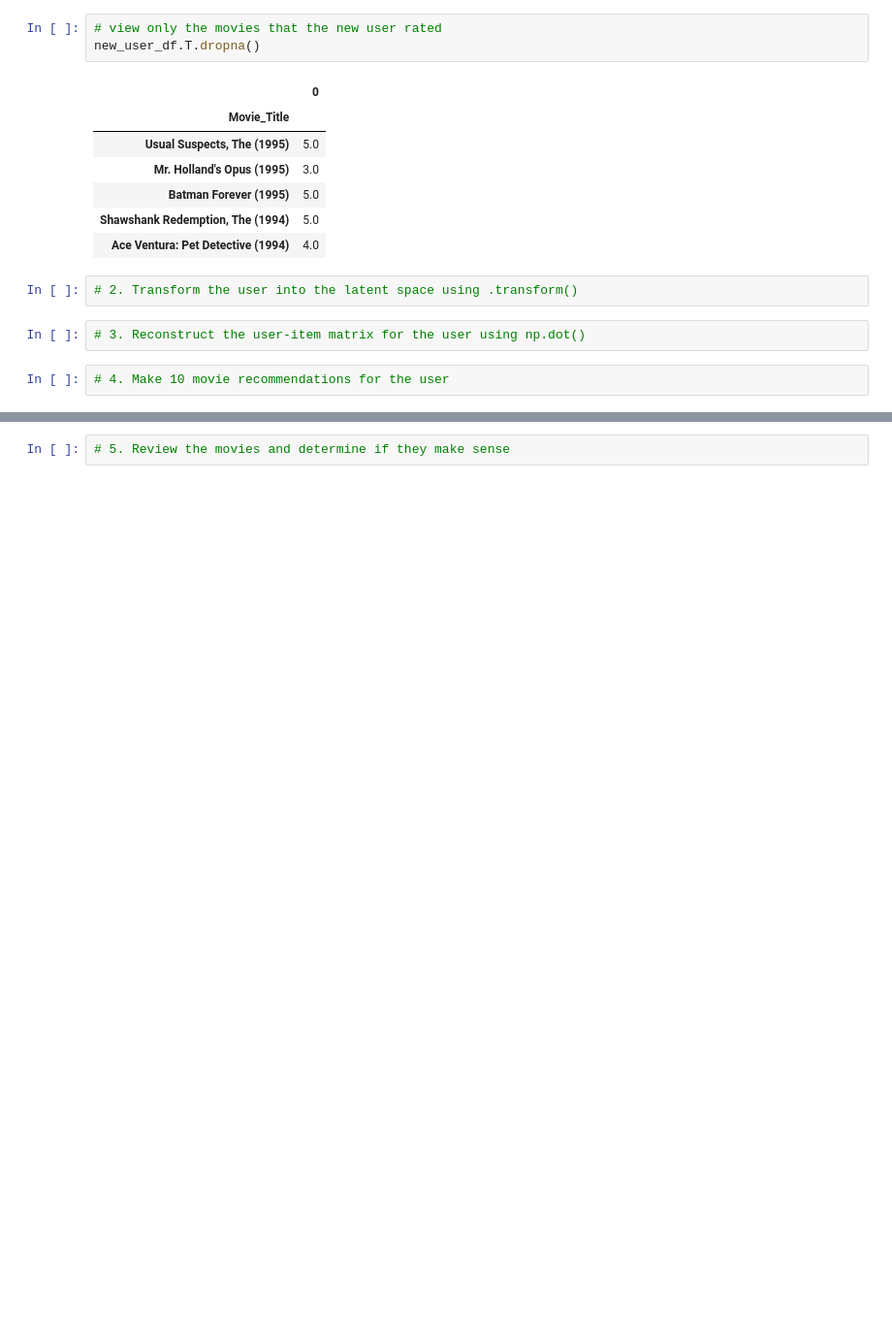
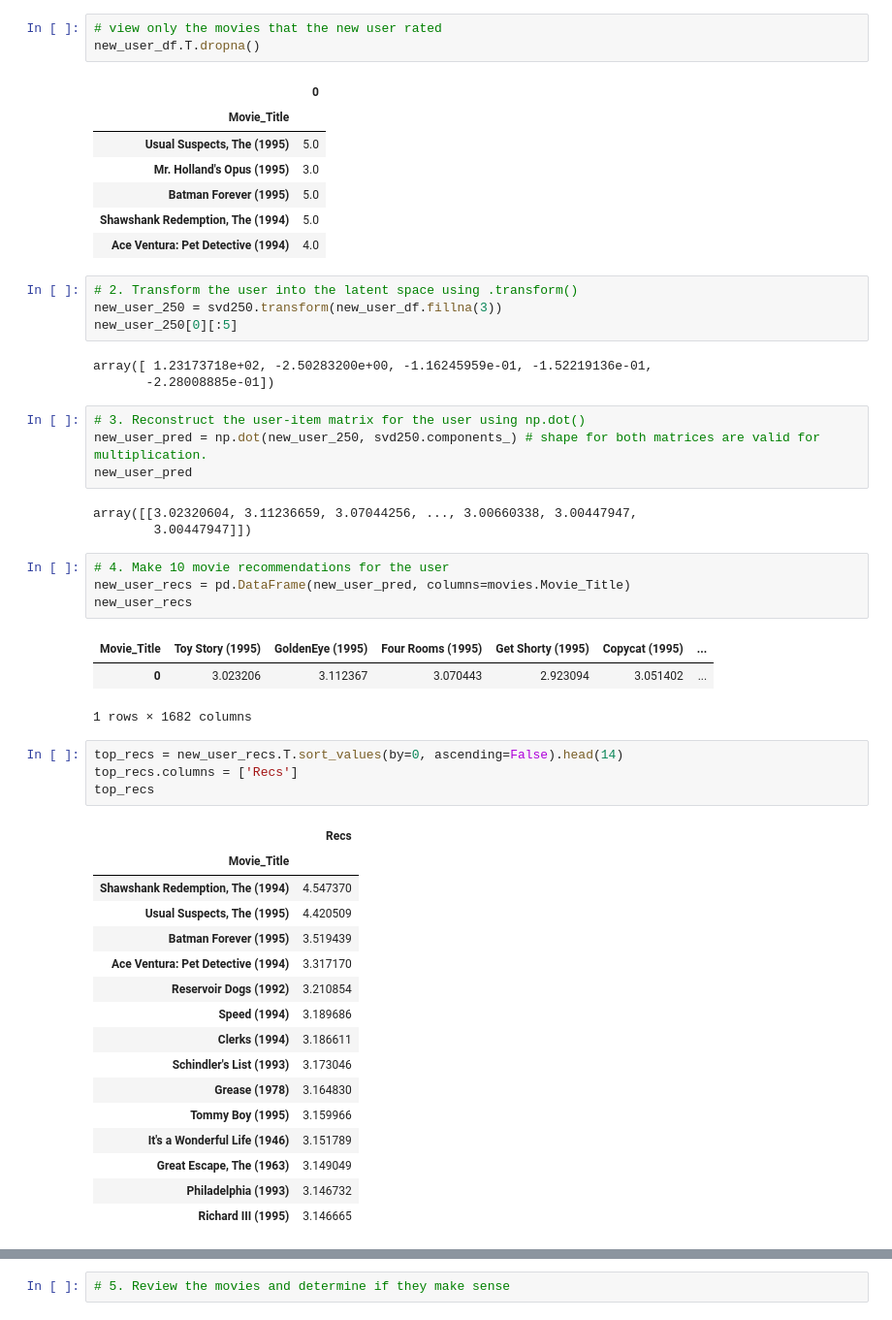
Before and after one commit to Camiloesp/PythonDataScience_UnsupervisedML, a Jupyter notebook: Course Assignment Notebooks/section08_recommenders_assignments.ipynb, the cells around one changed output, grey strips where cells are left out. Shown: that part at 97% size. Cells and saved outputs as stored; diff of their text form; blank space fills up the shorter version.

```diff
--- a/Course Assignment Notebooks/section08_recommenders_assignments.ipynb
+++ b/Course Assignment Notebooks/section08_recommenders_assignments.ipynb
@@ -346,7 +350,44 @@ new_user_df.T.dropna()
 | Ace Ventura: Pet Detective (1994) | 4.0 |
 # %%
 # 2. Transform the user into the latent space using .transform()
+new_user_250 = svd250.transform(new_user_df.fillna(3))
+new_user_250[0][:5]
+# %% [output]
+array([ 1.23173718e+02, -2.50283200e+00, -1.16245959e-01, -1.52219136e-01,
+       -2.28008885e-01])
 # %%
 # 3. Reconstruct the user-item matrix for the user using np.dot()
+new_user_pred = np.dot(new_user_250, svd250.components_) # shape for both matrices are valid for multiplication.
+new_user_pred
+# %% [output]
+array([[3.02320604, 3.11236659, 3.07044256, ..., 3.00660338, 3.00447947,
+        3.00447947]])
 # %%
 # 4. Make 10 movie recommendations for the user
+new_user_recs = pd.DataFrame(new_user_pred, columns=movies.Movie_Title)
+new_user_recs
+# %% [output]
+| Movie_Title | Toy Story (1995) | GoldenEye (1995) | Four Rooms (1995) | Get Shorty (1995) | Copycat (1995) | ... |
+| 0 | 3.023206 | 3.112367 | 3.070443 | 2.923094 | 3.051402 | ... |
+1 rows × 1682 columns
+# %%
+top_recs = new_user_recs.T.sort_values(by=0, ascending=False).head(14)
+top_recs.columns = ['Recs']
+top_recs
+# %% [output]
+|  | Recs |
+| Movie_Title |  |
+| Shawshank Redemption, The (1994) | 4.547370 |
+| Usual Suspects, The (1995) | 4.420509 |
+| Batman Forever (1995) | 3.519439 |
+| Ace Ventura: Pet Detective (1994) | 3.317170 |
+| Reservoir Dogs (1992) | 3.210854 |
+| Speed (1994) | 3.189686 |
+| Clerks (1994) | 3.186611 |
+| Schindler's List (1993) | 3.173046 |
+| Grease (1978) | 3.164830 |
+| Tommy Boy (1995) | 3.159966 |
+| It's a Wonderful Life (1946) | 3.151789 |
+| Great Escape, The (1963) | 3.149049 |
+| Philadelphia (1993) | 3.146732 |
+| Richard III (1995) | 3.146665 |
```
Also changed, not shown: parts of 7 cells of this notebook, 1 other file.
